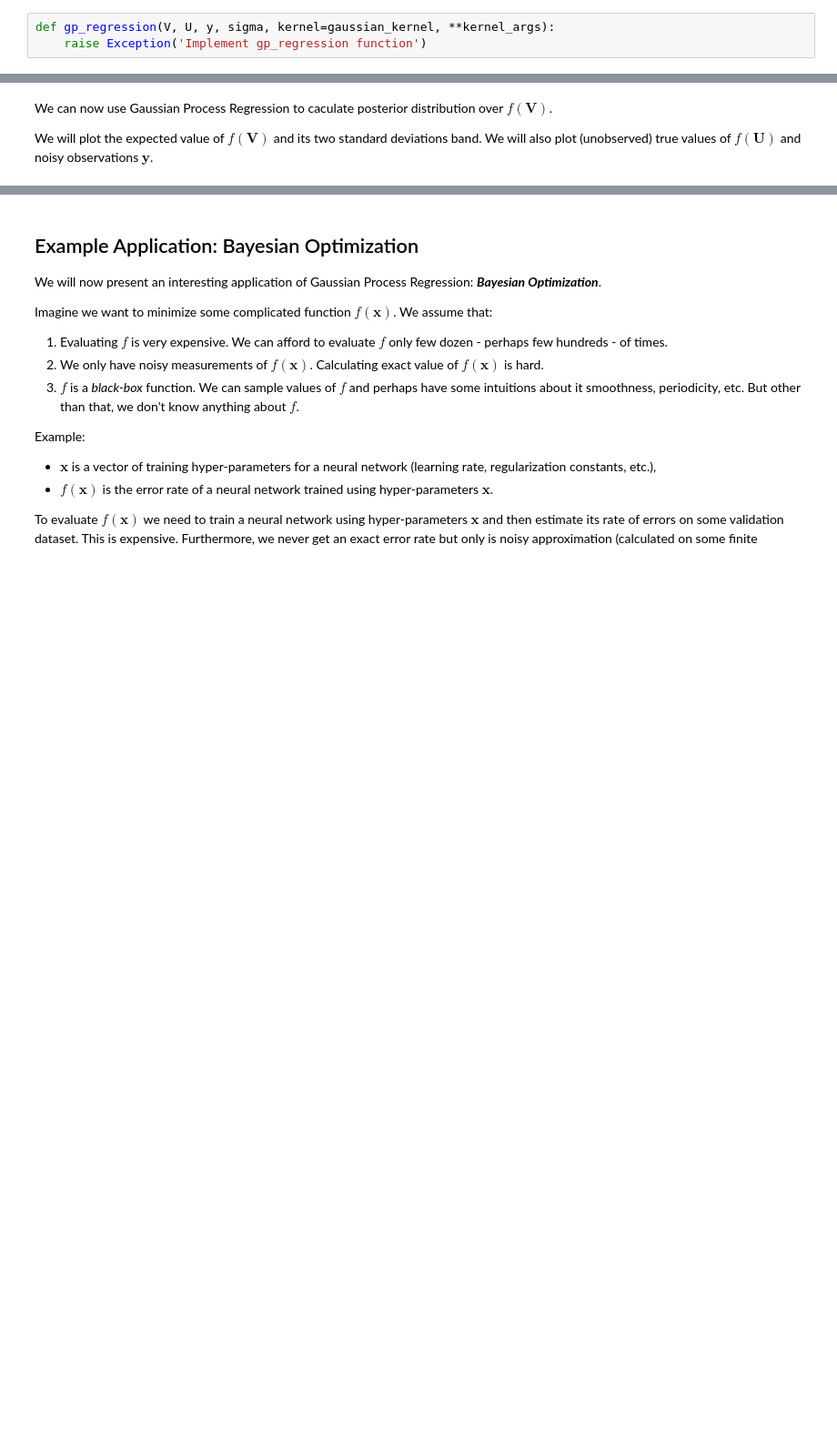
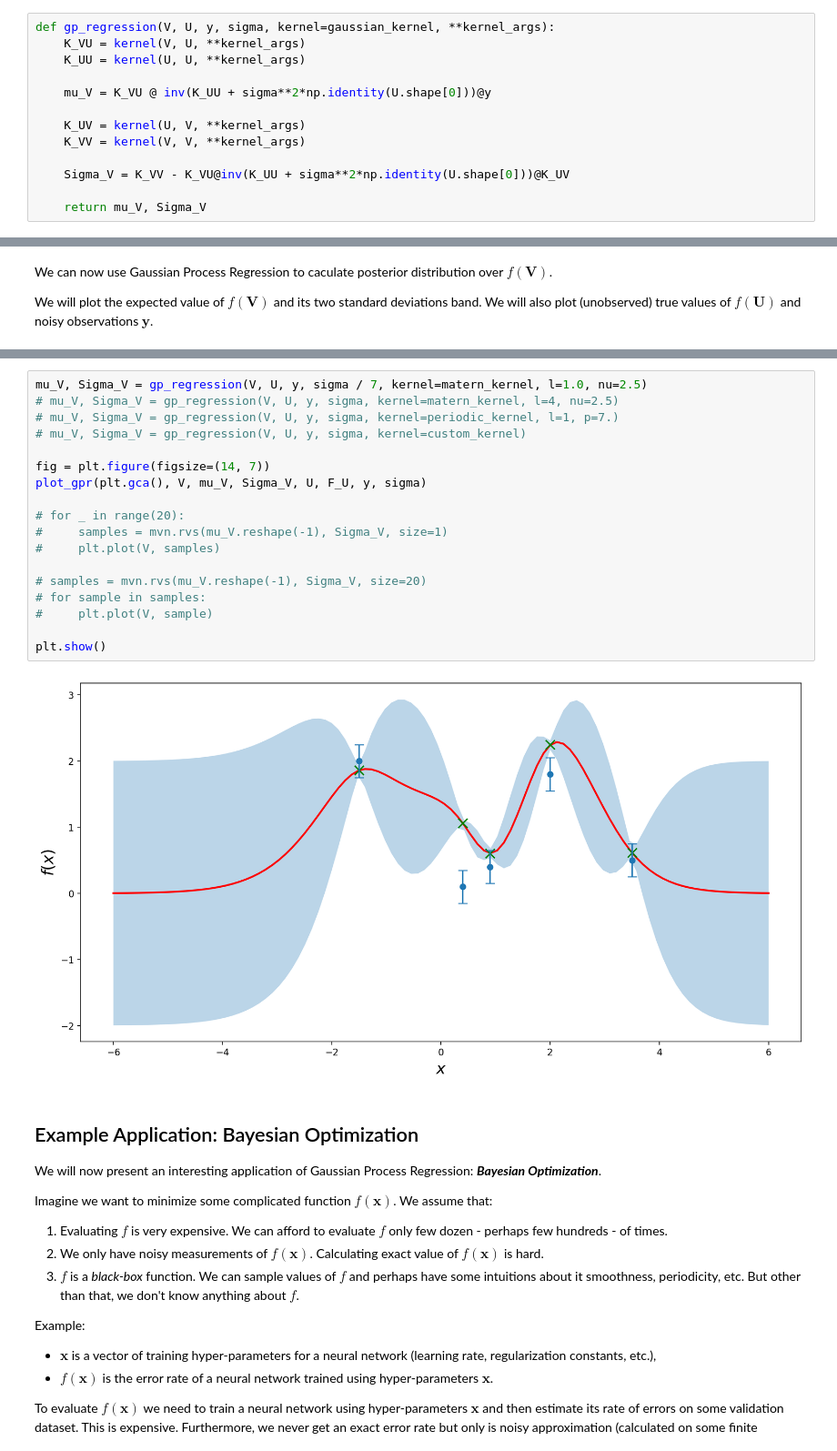
Before and after one commit to basiav/ESUM, a Jupyter notebook: lab4/lab4.ipynb, the cells around one changed output, grey strips where cells are left out. Shown at 91% size. Cells and saved outputs as stored; diff of their text form; blank space fills up the shorter version.

```diff
--- a/lab4/lab4.ipynb
+++ b/lab4/lab4.ipynb
@@ -292,9 +342,19 @@ Implement `gp_regression` function which takes as an input:
 and returns parameters of the posterior distribution over $f(\mathbf{V})$, i.e.:
 - mean $\boldsymbol\mu_\mathbf{V}$ with shape $m \times 1$,
 - covariance $\mathbf{\Sigma}_\mathbf{V}$ with shape $m \times m$.
-# %%
-def gp_regression(V, U, y, sigma, kernel=gaussian_kernel, **kernel_args):
-    raise Exception('Implement gp_regression function')
+# %%
+def gp_regression(V, U, y, sigma, kernel=gaussian_kernel, **kernel_args):
+    K_VU = kernel(V, U, **kernel_args)
+    K_UU = kernel(U, U, **kernel_args)
+
+    mu_V = K_VU @ inv(K_UU + sigma**2*np.identity(U.shape[0]))@y
+
+    K_UV = kernel(U, V, **kernel_args)
+    K_VV = kernel(V, V, **kernel_args)
+
+    Sigma_V = K_VV - K_VU@inv(K_UU + sigma**2*np.identity(U.shape[0]))@K_UV
+
+    return mu_V, Sigma_V
 # %% [markdown]
 Let's prepare some noisy obsewrvations of $f(\mathbf{U})$:
 # %%
@@ -323,3 +398,23 @@ plot_gpr(plt.gca(), V, mu_V, Sigma_V, U, F_U, y, sigma)
+# %%
+mu_V, Sigma_V = gp_regression(V, U, y, sigma / 7, kernel=matern_kernel, l=1.0, nu=2.5)
+# mu_V, Sigma_V = gp_regression(V, U, y, sigma, kernel=matern_kernel, l=4, nu=2.5)
+# mu_V, Sigma_V = gp_regression(V, U, y, sigma, kernel=periodic_kernel, l=1, p=7.)
+# mu_V, Sigma_V = gp_regression(V, U, y, sigma, kernel=custom_kernel)
+
+fig = plt.figure(figsize=(14, 7))
+plot_gpr(plt.gca(), V, mu_V, Sigma_V, U, F_U, y, sigma)
+
+# for _ in range(20):
+#     samples = mvn.rvs(mu_V.reshape(-1), Sigma_V, size=1)
+#     plt.plot(V, samples)
+
+# samples = mvn.rvs(mu_V.reshape(-1), Sigma_V, size=20)
+# for sample in samples:
+#     plt.plot(V, sample)
+
+plt.show()
+# %% [output]
+[figure, added]
 # %% [markdown]
 ## Example Application: Bayesian Optimization
 
```
Also changed, not shown: parts of 21 cells of this notebook, 2 other files.
